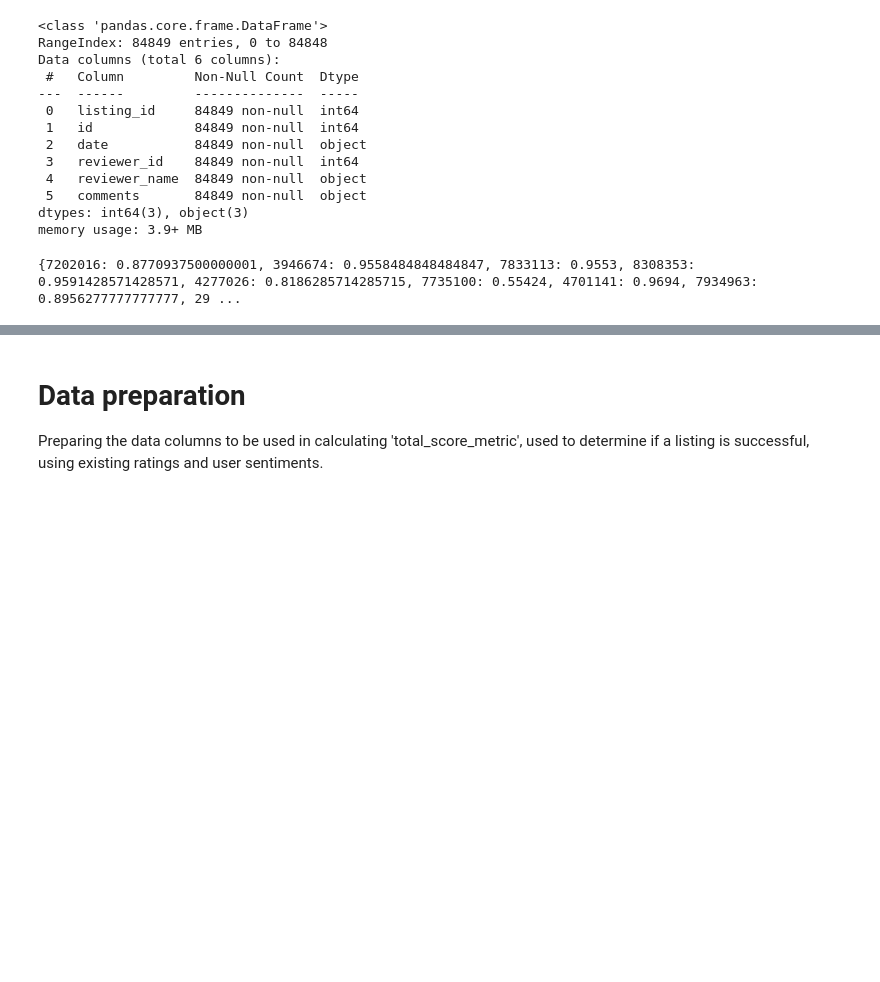
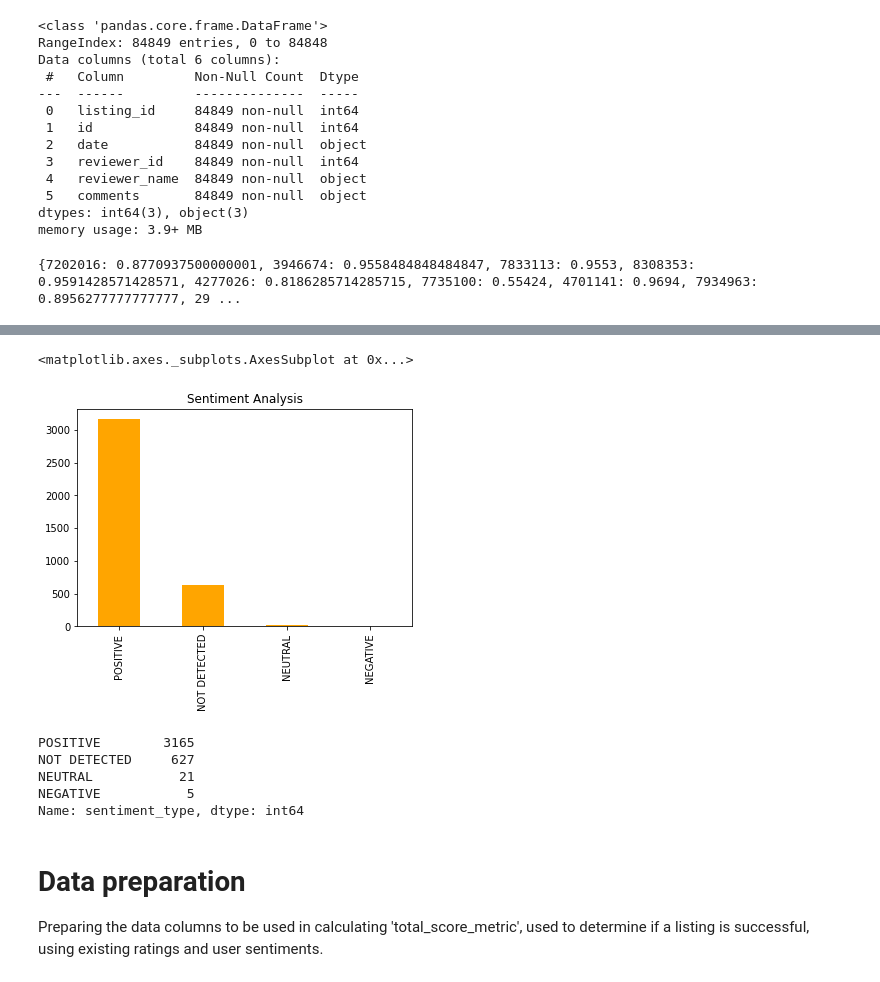
Before and after one commit to ackw/airbnb-sentiment-analysis, a Jupyter notebook: airbnb.ipynb, the cells around one changed output, grey strips where cells are left out. Saved outputs shown, nothing was run; the diff lists cells and outputs as text; code cells hidden in the pictures; blank space fills up the shorter version.

```diff
--- a/airbnb.ipynb
+++ b/airbnb.ipynb
@@ -23,3 +23,7 @@ from wordcloud import WordCloud, STOPWORDS, ImageColorGenerator
 import matplotlib.pyplot as plt
 # %% [markdown]
 # Sentiment Analysis
+# %%
+import pandas as pd
+data = pd.read_csv("/content/listings_sentiment.csv")
+data.head()
@@ -125,0 +140,6 @@ with open('listings.csv', 'r', encoding="utf8") as read_obj, open('listings_sent
+# %%
+data['sentiment_type']=''
+data.loc[data.sentiment_score>0,'sentiment_type']='POSITIVE'
+data.loc[(data['sentiment_score']==0) & (data['sentiment_score'] < 0.05),'sentiment_type']='NEUTRAL'
+data.loc[data.sentiment_score<0,'sentiment_type']='NEGATIVE'
+data.head()
@@ -126,3 +169,18 @@ with open('listings.csv', 'r', encoding="utf8") as read_obj, open('listings_sent
+# %%
+data.loc[data.sentiment_score.isna(),'sentiment_type']='NOT DETECTED'
+# %%
+data.sentiment_type.value_counts().plot(kind='bar',title="Sentiment Analysis", color="orange")
+# %% [output]
+<matplotlib.axes._subplots.AxesSubplot at 0x...>
+[figure, added]
+# %%
+data.sentiment_type.value_counts()
+# %% [output]
+POSITIVE        3165
+NOT DETECTED     627
+NEUTRAL           21
+NEGATIVE           5
+Name: sentiment_type, dtype: int64
 # %% [markdown]
 # Data preparation
 Preparing the data columns to be used in calculating 'total_score_metric', used to determine if a listing is successful, using existing ratings and user sentiments.
```
Also changed, not shown: parts of 4 cells of this notebook, 1 other file.
